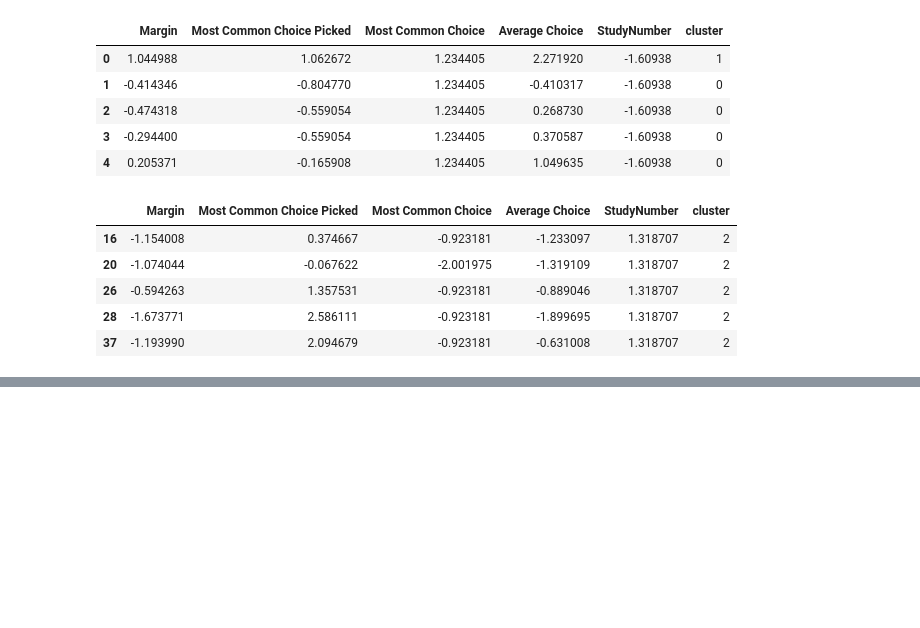
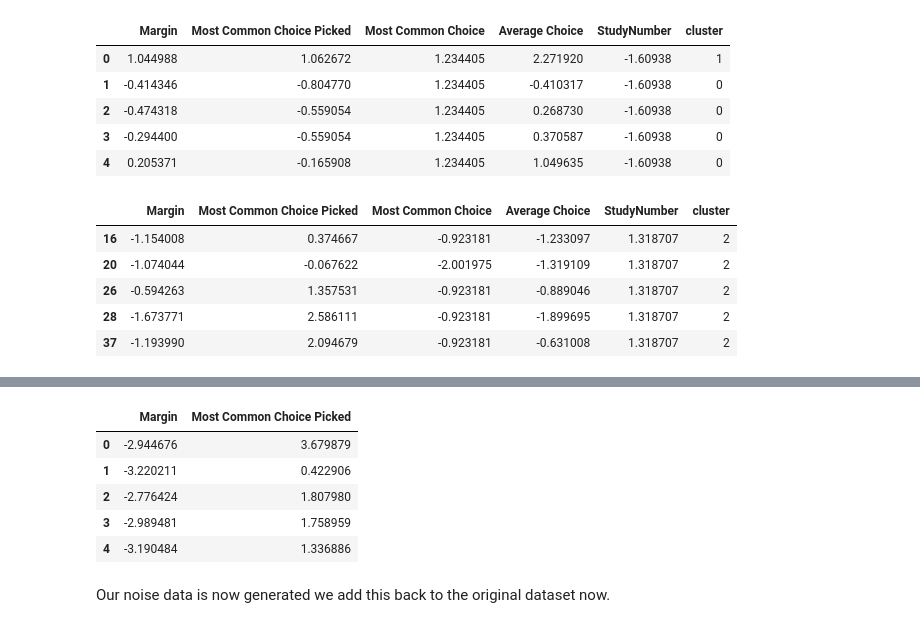
Before and after one commit to kiansweeney11/ca4015-assignment-1, a Jupyter notebook: k-means_variation.ipynb, the cells around one changed output, grey strips where cells are left out. Saved outputs shown, nothing was run; the diff lists cells and outputs as text; code cells hidden in the pictures; blank space fills up the shorter version.

```diff
--- a/k-means_variation.ipynb
+++ b/k-means_variation.ipynb
@@ -87,0 +111,3 @@ cluster2.head()
+# %%
+marginnoise = marginnoise.rename(columns={0: 'Margin'})
+marginnoise.head()
@@ -87,0 +121,3 @@ cluster2.head()
+# %%
+choicenoise = pd.DataFrame(np.random.uniform(-0.1,4,15))
+choicenoise.head()
@@ -87,0 +131,3 @@ cluster2.head()
+# %%
+choicenoise = choicenoise.rename(columns={0: 'Most Common Choice Picked'})
+choicenoise.head()
@@ -87,0 +141,11 @@ cluster2.head()
+# %%
+noise = pd.concat([marginnoise, choicenoise], axis=1)
+# %% [output]
+|  | Margin | Most Common Choice Picked |
+| 0 | -2.944676 | 3.679879 |
+| 1 | -3.220211 | 0.422906 |
+| 2 | -2.776424 | 1.807980 |
+| 3 | -2.989481 | 1.758959 |
+| 4 | -3.190484 | 1.336886 |
+# %% [markdown]
+Our noise data is now generated we add this back to the original dataset now.
```
Also changed, not shown: parts of 8 cells of this notebook.
